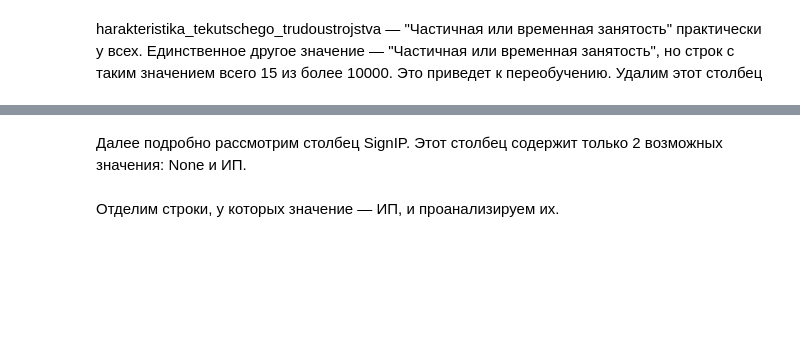
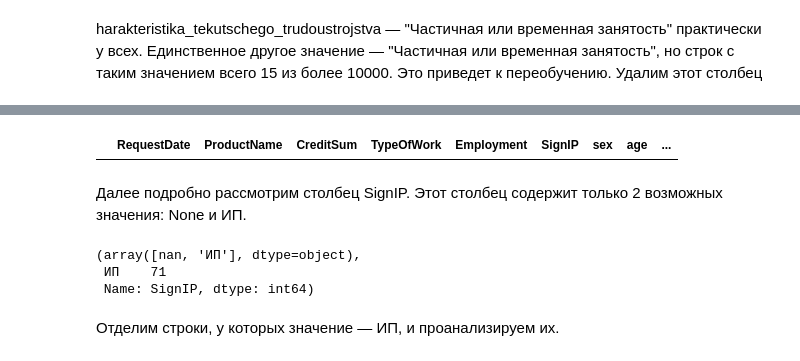
Before and after one commit to artemgur/akbars, a Jupyter notebook: akbars.ipynb, the cells around one changed output, grey strips where cells are left out. Drawn from its saved outputs; the diff is of its cells as text; code cells hidden in the pictures; blank space fills up the shorter version.

```diff
--- a/akbars.ipynb
+++ b/akbars.ipynb
@@ -64,8 +165,17 @@ data[data['kolichestvo_rabotnikov_v_organizacii'].isnull()]
+# %%
+data.drop(10568, inplace=True)
+data[data['kolichestvo_rabotnikov_v_organizacii'].isnull()]
+# %% [output]
+|  | RequestDate | ProductName | CreditSum | TypeOfWork | Employment | SignIP | sex | age | ... |
 # %% [markdown]
 Далее подробно рассмотрим столбец SignIP.
 Этот столбец содержит только 2 возможных значения: None и ИП.
 # %%
 data['SignIP'].unique(), data['SignIP'].value_counts()
+# %% [output]
+(array([nan, 'ИП'], dtype=object),
+ ИП    71
+ Name: SignIP, dtype: int64)
 # %% [markdown]
 Отделим строки, у которых значение — ИП, и проанализируем их.
 # %%
```
Also changed, not shown: parts of 31 cells of this notebook.
